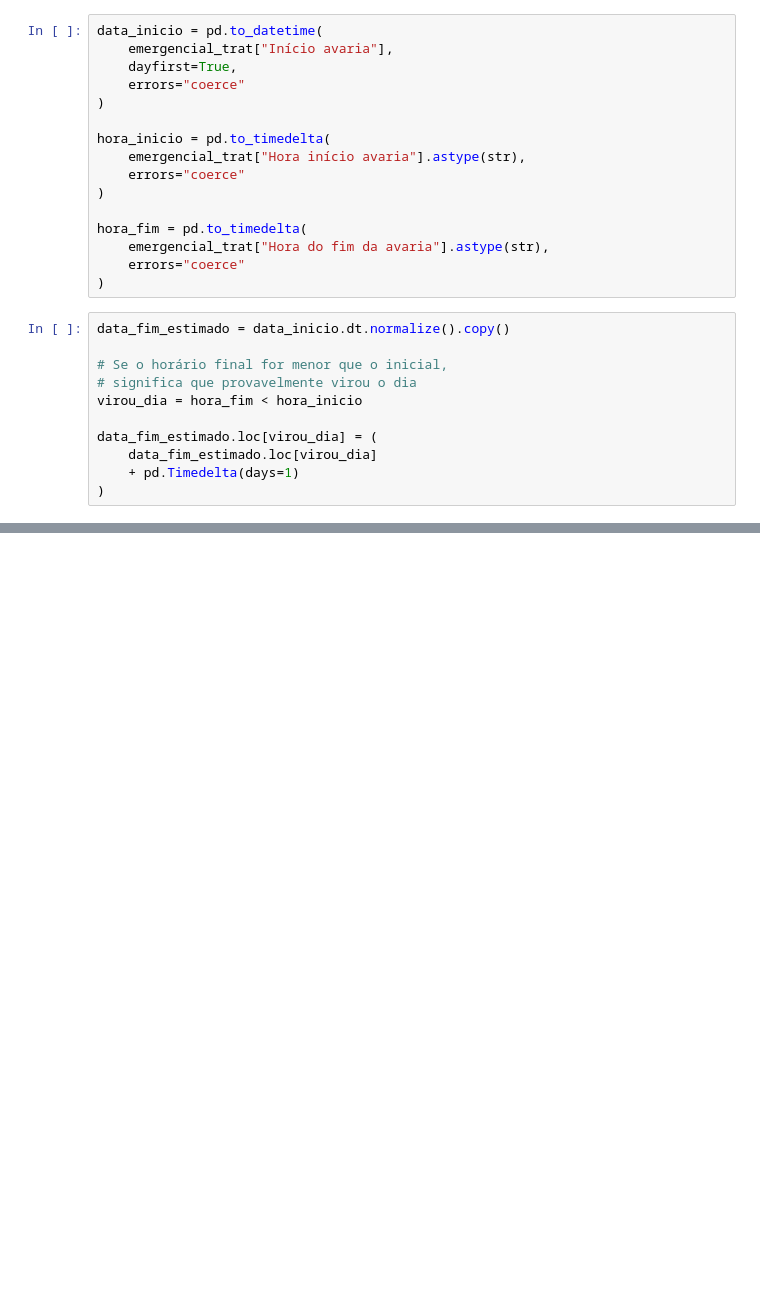
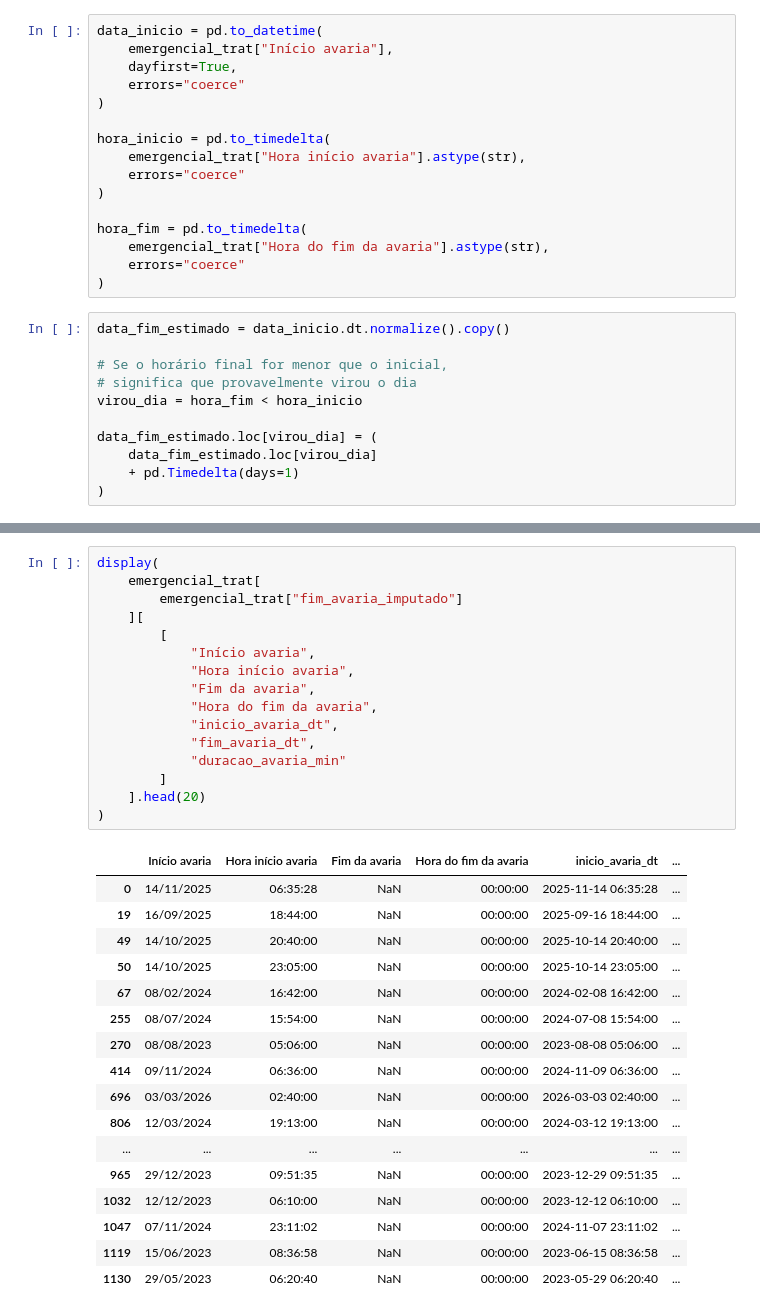
Before and after one commit to joaocardosodias/Lumem, a Jupyter notebook: eda/hipoteses/hipótese_5.ipynb, the cells around one changed output, grey strips where cells are left out. Saved outputs shown, nothing was run; the diff lists cells and outputs as text; blank space fills up the shorter version.

Commit message:
Feat: retirandos os tempos de fim de avaria incorretos

```diff
--- a/eda/hipoteses/hipótese_5.ipynb
+++ b/eda/hipoteses/hipótese_5.ipynb
@@ -545,0 +605,34 @@ TypeError: Invalid value for dtype 'str'. Value should be a string or missing va
+# %%
+display(
+    emergencial_trat[
+        emergencial_trat["fim_avaria_imputado"]
+    ][
+        [
+            "Início avaria",
+            "Hora início avaria",
+            "Fim da avaria",
+            "Hora do fim da avaria",
+            "inicio_avaria_dt",
+            "fim_avaria_dt",
+            "duracao_avaria_min"
+        ]
+    ].head(20)
+)
+# %% [output]
+|  | Início avaria | Hora início avaria | Fim da avaria | Hora do fim da avaria | inicio_avaria_dt | ... |
+| 0 | 14/11/2025 | 06:35:28 | NaN | 00:00:00 | 2025-11-14 06:35:28 | ... |
+| 19 | 16/09/2025 | 18:44:00 | NaN | 00:00:00 | 2025-09-16 18:44:00 | ... |
+| 49 | 14/10/2025 | 20:40:00 | NaN | 00:00:00 | 2025-10-14 20:40:00 | ... |
+| 50 | 14/10/2025 | 23:05:00 | NaN | 00:00:00 | 2025-10-14 23:05:00 | ... |
+| 67 | 08/02/2024 | 16:42:00 | NaN | 00:00:00 | 2024-02-08 16:42:00 | ... |
+| 255 | 08/07/2024 | 15:54:00 | NaN | 00:00:00 | 2024-07-08 15:54:00 | ... |
+| 270 | 08/08/2023 | 05:06:00 | NaN | 00:00:00 | 2023-08-08 05:06:00 | ... |
+| 414 | 09/11/2024 | 06:36:00 | NaN | 00:00:00 | 2024-11-09 06:36:00 | ... |
+| 696 | 03/03/2026 | 02:40:00 | NaN | 00:00:00 | 2026-03-03 02:40:00 | ... |
+| 806 | 12/03/2024 | 19:13:00 | NaN | 00:00:00 | 2024-03-12 19:13:00 | ... |
+| ... | ... | ... | ... | ... | ... | ... |
+| 965 | 29/12/2023 | 09:51:35 | NaN | 00:00:00 | 2023-12-29 09:51:35 | ... |
+| 1032 | 12/12/2023 | 06:10:00 | NaN | 00:00:00 | 2023-12-12 06:10:00 | ... |
+| 1047 | 07/11/2024 | 23:11:02 | NaN | 00:00:00 | 2024-11-07 23:11:02 | ... |
+| 1119 | 15/06/2023 | 08:36:58 | NaN | 00:00:00 | 2023-06-15 08:36:58 | ... |
+| 1130 | 29/05/2023 | 06:20:40 | NaN | 00:00:00 | 2023-05-29 06:20:40 | ... |
```
Also changed, not shown: parts of 11 cells of this notebook.
